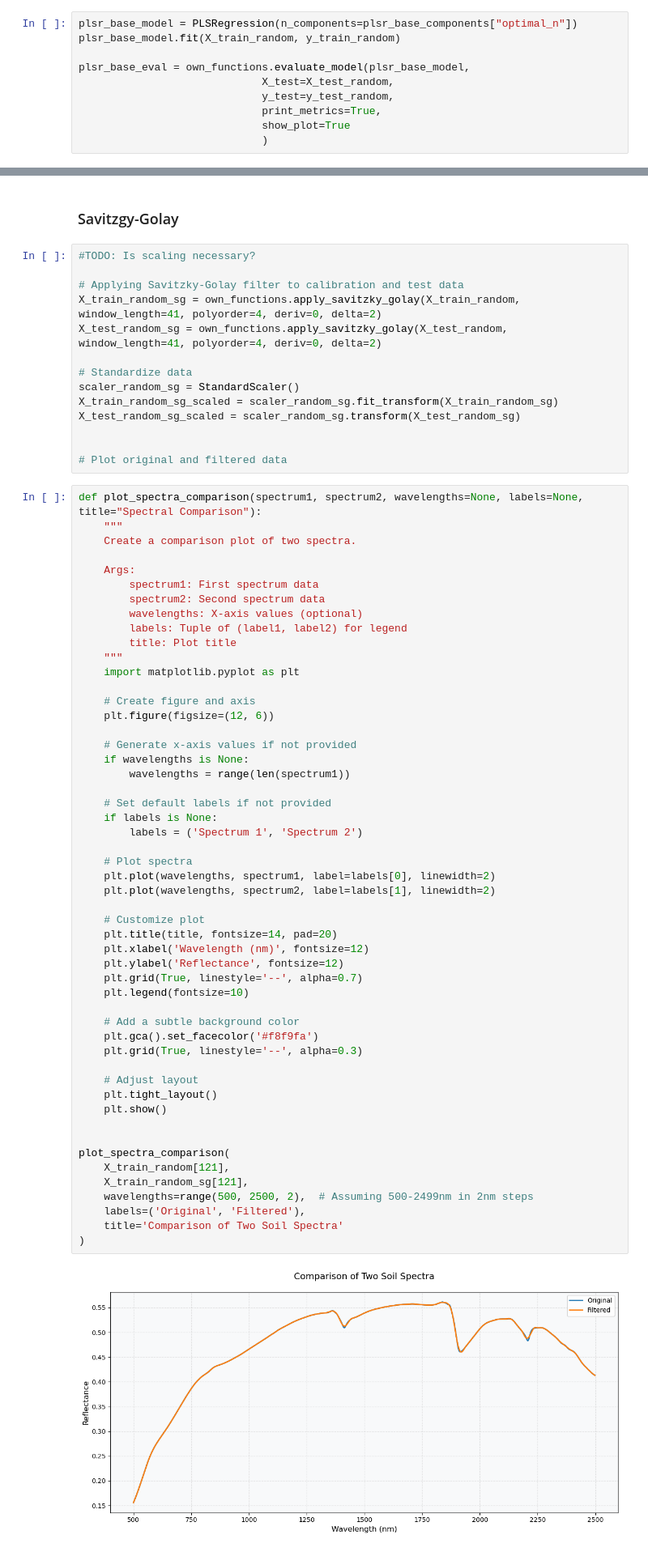
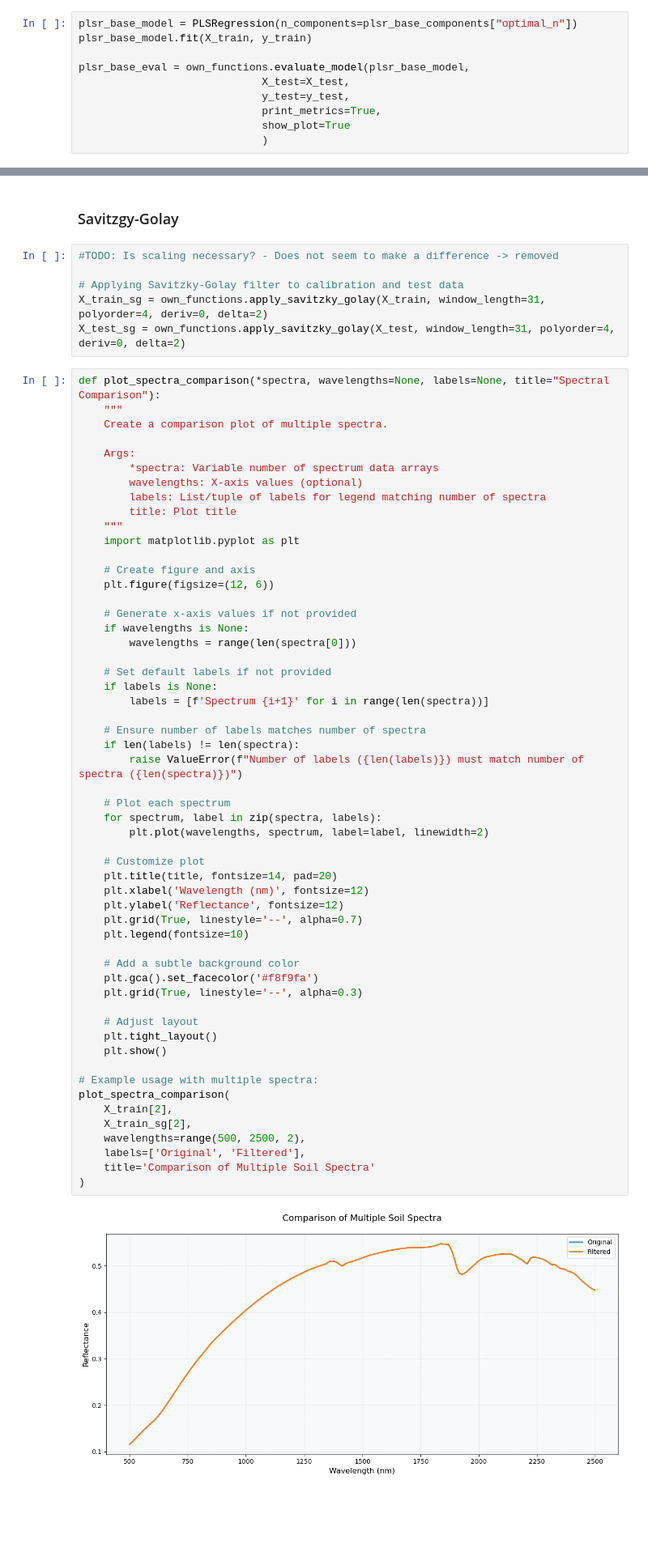
Before and after one commit to luismaecker/soc_modelling, a Jupyter notebook: pls.ipynb, the cells around one changed output, grey strips where cells are left out. Shown at 81% size. Drawn from its saved outputs; the diff is of its cells as text; blank space fills up the shorter version.

```diff
--- a/pls.ipynb
+++ b/pls.ipynb
@@ -224,10 +258,10 @@ import own_functions
 # %%
 plsr_base_model = PLSRegression(n_components=plsr_base_components["optimal_n"])
-plsr_base_model.fit(X_train_random, y_train_random)
+plsr_base_model.fit(X_train, y_train)
 
 plsr_base_eval = own_functions.evaluate_model(plsr_base_model,
-                             X_test=X_test_random,
-                             y_test=y_test_random,
+                             X_test=X_test,
+                             y_test=y_test,
                              print_metrics=True,
                              show_plot=True
                              )
@@ -269,71 +290,66 @@ algorithms counts as one strategy, not multiple.
 # %% [markdown]
 ### Savitzgy-Golay
 # %%
-#TODO: Is scaling necessary?
+#TODO: Is scaling necessary? - Does not seem to make a difference -> removed
 
 # Applying Savitzky-Golay filter to calibration and test data
-X_train_random_sg = own_functions.apply_savitzky_golay(X_train_random, window_length=41, polyorder=4, deriv=0, delta=2)
-X_test_random_sg = own_functions.apply_savitzky_golay(X_test_random, window_length=41, polyorder=4, deriv=0, delta=2)
-
-# Standardize data
-scaler_random_sg = StandardScaler()
-X_train_random_sg_scaled = scaler_random_sg.fit_transform(X_train_random_sg)
-X_test_random_sg_scaled = scaler_random_sg.transform(X_test_random_sg)
-
-
-# Plot original and filtered data
+X_train_sg = own_functions.apply_savitzky_golay(X_train, window_length=31, polyorder=4, deriv=0, delta=2)
+X_test_sg = own_functions.apply_savitzky_golay(X_test, window_length=31, polyorder=4, deriv=0, delta=2)
 # %%
-def plot_spectra_comparison(spectrum1, spectrum2, wavelengths=None, labels=None, title="Spectral Comparison"):
+def plot_spectra_comparison(*spectra, wavelengths=None, labels=None, title="Spectral Comparison"):
     """
-    Create a comparison plot of two spectra.
+    Create a comparison plot of multiple spectra.
 
     Args:
-        spectrum1: First spectrum data
-        spectrum2: Second spectrum data
+        *spectra: Variable number of spectrum data arrays
         wavelengths: X-axis values (optional)
-        labels: Tuple of (label1, label2) for legend
+        labels: List/tuple of labels for legend matching number of spectra
         title: Plot title
     """
     import matplotlib.pyplot as plt
 
     # Create figure and axis
     plt.figure(figsize=(12, 6))
 
     # Generate x-axis values if not provided
     if wavelengths is None:
-        wavelengths = range(len(spectrum1))
+        wavelengths = range(len(spectra[0]))
 
     # Set default labels if not provided
     if labels is None:
-        labels = ('Spectrum 1', 'Spectrum 2')
+        labels = [f'Spectrum {i+1}' for i in range(len(spectra))]
 
-    # Plot spectra
-    plt.plot(wavelengths, spectrum1, label=labels[0], linewidth=2)
-    plt.plot(wavelengths, spectrum2, label=labels[1], linewidth=2)
+    # Ensure number of labels matches number of spectra
+    if len(labels) != len(spectra):
+        raise ValueError(f"Number of labels ({len(labels)}) must match number of spectra ({len(spectra)})")
+
+    # Plot each spectrum
+    for spectrum, label in zip(spectra, labels):
+        plt.plot(wavelengths, spectrum, label=label, linewidth=2)
 
     # Customize plot
     plt.title(title, fontsize=14, pad=20)
     plt.xlabel('Wavelength (nm)', fontsize=12)
     plt.ylabel('Reflectance', fontsize=12)
     plt.grid(True, linestyle='--', alpha=0.7)
     plt.legend(fontsize=10)
 
     # Add a subtle background color
     plt.gca().set_facecolor('#f8f9fa')
     plt.grid(True, linestyle='--', alpha=0.3)
 
     # Adjust layout
     plt.tight_layout()
     plt.show()
 
-
+# Example usage with multiple spectra:
 plot_spectra_comparison(
-    X_train_random[121],
-    X_train_random_sg[121],
-    wavelengths=range(500, 2500, 2),  # Assuming 500-2499nm in 2nm steps
-    labels=('Original', 'Filtered'),
-    title='Comparison of Two Soil Spectra'
+    X_train[2],
+    X_train_sg[2],
+    wavelengths=range(500, 2500, 2),
+    labels=['Original', 'Filtered'],
+    title='Comparison of Multiple Soil Spectra'
 )
 # %% [output]
-[figure, old version]
+[figure, new version]
 # %%
```
Also changed, not shown: parts of 61 cells of this notebook, 10 other files.
